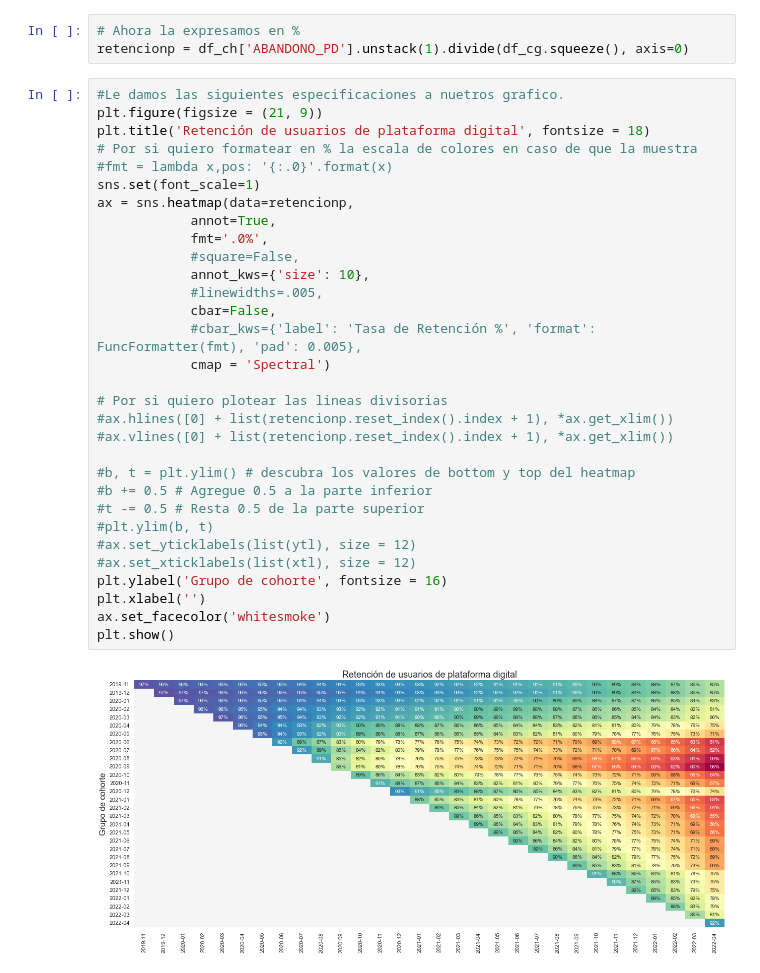
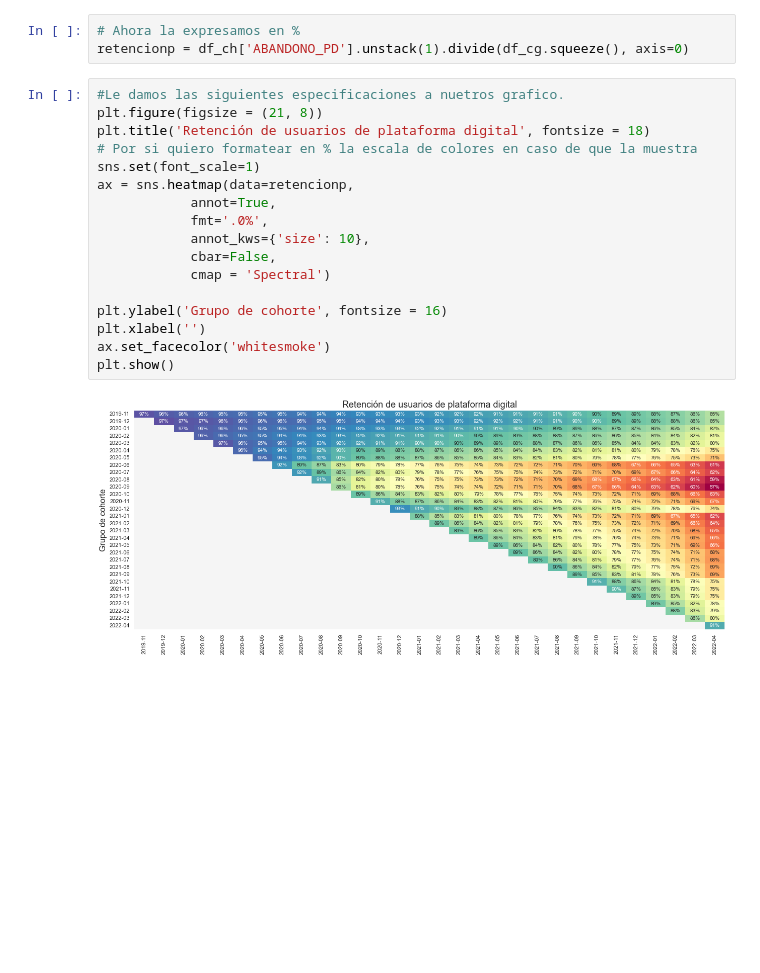
Before and after one commit to pfauda/trayecto3, a Jupyter notebook: Notebooks/Cohort.ipynb, the cells around one changed output. Cells and saved outputs as stored; diff of their text form; blank space fills up the shorter version.

```diff
--- a/Notebooks/Cohort.ipynb
+++ b/Notebooks/Cohort.ipynb
@@ -58,34 +89,20 @@ df_ch = (df_cg - df_ab)
 retencionp = df_ch['ABANDONO_PD'].unstack(1).divide(df_cg.squeeze(), axis=0)
 # %%
 #Le damos las siguientes especificaciones a nuetros grafico.
-plt.figure(figsize = (21, 9))
+plt.figure(figsize = (21, 8))
 plt.title('Retención de usuarios de plataforma digital', fontsize = 18)
 # Por si quiero formatear en % la escala de colores en caso de que la muestra
-#fmt = lambda x,pos: '{:.0}'.format(x)
 sns.set(font_scale=1)
 ax = sns.heatmap(data=retencionp,
             annot=True,
             fmt='.0%',
-            #square=False,
             annot_kws={'size': 10},
-            #linewidths=.005,
             cbar=False,
-            #cbar_kws={'label': 'Tasa de Retención %', 'format': FuncFormatter(fmt), 'pad': 0.005},
             cmap = 'Spectral')
 
-# Por si quiero plotear las lineas divisorias
-#ax.hlines([0] + list(retencionp.reset_index().index + 1), *ax.get_xlim())
-#ax.vlines([0] + list(retencionp.reset_index().index + 1), *ax.get_xlim())
-
-#b, t = plt.ylim() # descubra los valores de bottom y top del heatmap
-#b += 0.5 # Agregue 0.5 a la parte inferior
-#t -= 0.5 # Resta 0.5 de la parte superior
-#plt.ylim(b, t)
-#ax.set_yticklabels(list(ytl), size = 12)
-#ax.set_xticklabels(list(xtl), size = 12)
 plt.ylabel('Grupo de cohorte', fontsize = 16)
 plt.xlabel('')
 ax.set_facecolor('whitesmoke')
 plt.show()
 # %% [output]
-[figure, old version]
+[figure, new version]
```
Also changed, not shown: parts of 9 cells of this notebook.
